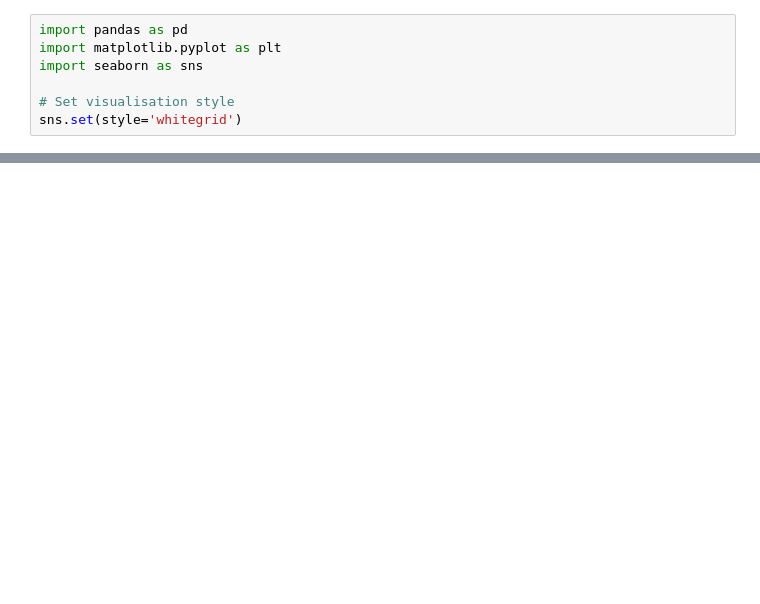
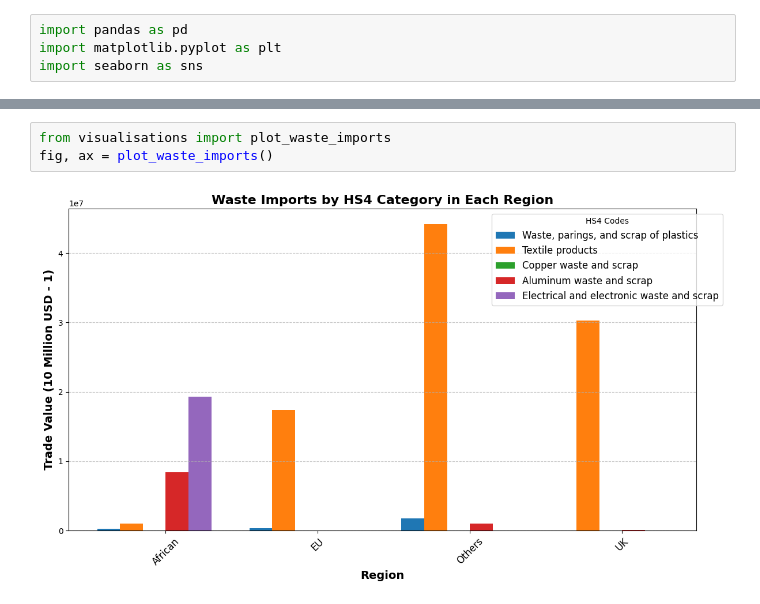
Before and after one commit to Doctor2007/helium1b, a Jupyter notebook: data_exploration.ipynb, the cells around one changed output, grey strips where cells are left out. Drawn from its saved outputs; the diff is of its cells as text; blank space fills up the shorter version.

```diff
--- a/data_exploration.ipynb
+++ b/data_exploration.ipynb
@@ -6,6 +6,3 @@ This notebook is dedicated to exploratory data analysis (EDA) of waste managemen
 import pandas as pd
 import matplotlib.pyplot as plt
 import seaborn as sns
-
-# Set visualisation style
-sns.set(style='whitegrid')
@@ -31,0 +64,5 @@ Further analysis will be conducted to explore these findings in detail.
+# %%
+from visualisations import plot_waste_imports
+fig, ax = plot_waste_imports()
+# %% [output]
+[figure, added]
```
Also changed, not shown: parts of 11 cells of this notebook, 10 other files.
